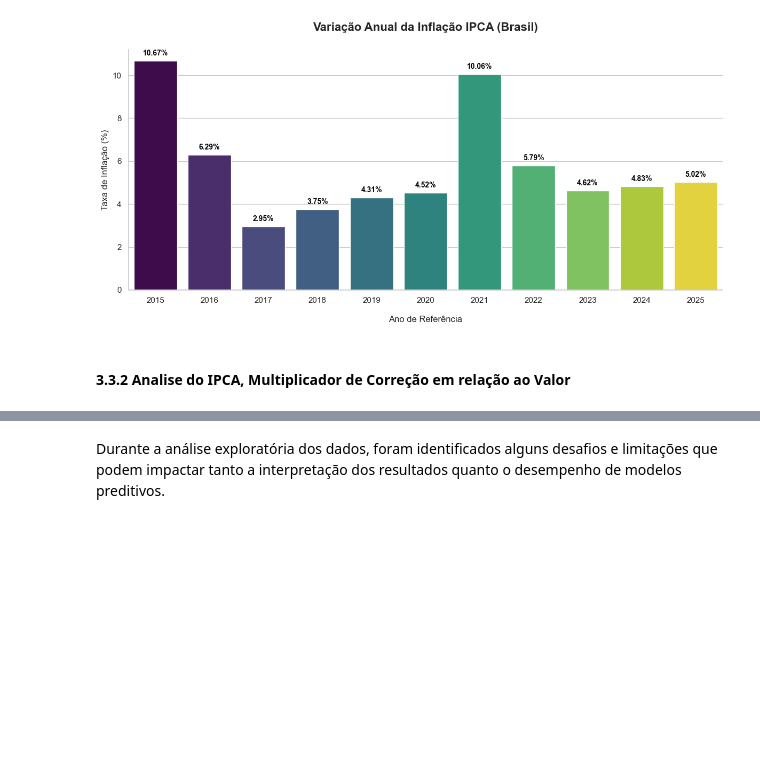
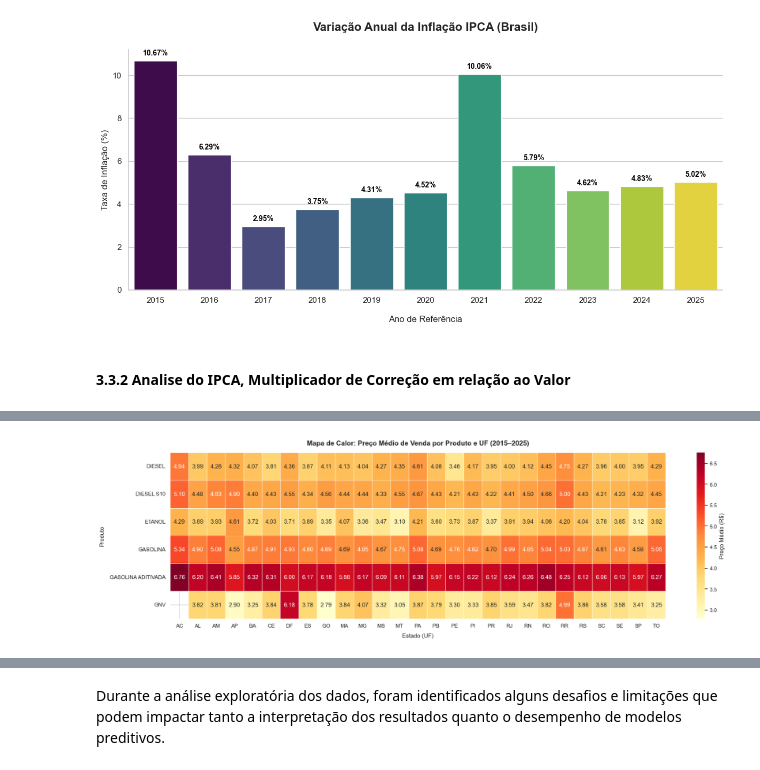
Before and after one commit to LucasCabra7/precos-combustiveis-brasil-2015-2025, a Jupyter notebook: Grupo_4_Análise_Exploratória_e_Modelagem_Preditiva_dos_Preços_de_Combustíveis_no_Brasil_(2015–2025).ipynb, the cells around one changed output, grey strips where cells are left out. Saved outputs shown, nothing was run; the diff lists cells and outputs as text; code cells hidden in the pictures; blank space fills up the shorter version.

```diff
--- a/Grupo_4_Análise_Exploratória_e_Modelagem_Preditiva_dos_Preços_de_Combustíveis_no_Brasil_(2015–2025).ipynb
+++ b/Grupo_4_Análise_Exploratória_e_Modelagem_Preditiva_dos_Preços_de_Combustíveis_no_Brasil_(2015–2025).ipynb
@@ -1140,0 +1274,93 @@ analisador_evolucao_real_vs_nominal.exibir_relatorio_ajustados_pela_inflacao()
+# %%
+class VisualizadorDescritivoDePrecos:
+    def __init__(self, dataframe: pd.DataFrame):
+        self.dataframe = dataframe
+        self._configurar_estilo()
+
+    def _configurar_estilo(self):
+        sns.set_theme(style="whitegrid", palette="muted")
+        plt.rcParams["axes.titlesize"] = 14
+        plt.rcParams["axes.labelsize"] = 12
+
+    def plotar_heatmap_media_por_estado(self):
+        print("\n" + "-"*80)
+        print(" GRÁFICO 1: HEATMAP - PREÇO MÉDIO POR PRODUTO E ESTADO")
+        print("-"*80 + "\n")
+
+        pivot_media = (
+            self.dataframe
+            .groupby(['Produto', 'Estado - Sigla'])['Valor de Venda']
+            .mean()
+            .unstack(level='Estado - Sigla')
+        )
+
+        fig, ax = plt.subplots(figsize=(20, 6))
+        sns.heatmap(
+            pivot_media,
+            annot=True,
+            fmt='.2f',
+            cmap='YlOrRd',
+            linewidths=0.5,
+            ax=ax,
+            cbar_kws={'label': 'Preço Médio (R$)'}
+        )
+
+        ax.set_title('Mapa de Calor: Preço Médio de Venda por Produto e UF (2015–2025)', fontweight='bold', pad=15)
+        ax.set_xlabel('Estado (UF)', labelpad=10)
+        ax.set_ylabel('Produto', labelpad=10)
+
+        plt.tight_layout()
+        plt.show()
+
+    def plotar_barras_media_com_desvio(self):
+        print("\n" + "-"*80)
+        print(" GRÁFICO 2: PREÇO MÉDIO NACIONAL COM DESVIO PADRÃO (VARIAÇÃO)")
+        print("-"*80 + "\n")
+
+        estatisticas_nacionais = (
+            self.dataframe
+            .groupby('Produto')['Valor de Venda']
+            .agg(['mean', 'std'])
+            .sort_values('mean', ascending=True)
+        )
+
+        fig, ax = plt.subplots(figsize=(12, 6))
+
+        bars = ax.barh(
+            estatisticas_nacionais.index,
+            estatisticas_nacionais['mean'],
+            xerr=estatisticas_nacionais['std'], # Linha de Desvio Padrão
+            color=sns.color_palette("viridis", len(estatisticas_nacionais)), # Paleta dinâmica
+            edgecolor='white',
+            capsize=5,
+            alpha=0.85
+        )
+
+        ax.set_title('Preço Médio Nacional por Combustível e Grau de Variação', fontweight='bold', pad=15)
+        ax.set_xlabel('Preço Médio (R$)', labelpad=10)
+        ax.set_ylabel('')
+
+        for i, (bar, media, desvio) in enumerate(zip(bars, estatisticas_nacionais['mean'], estatisticas_nacionais['std'])):
+            posicao_x_texto = media + desvio + 0.15
+
+            ax.text(
+                posicao_x_texto,
+                bar.get_y() + bar.get_height() / 2,
+                f'R$ {media:.2f} (± {desvio:.2f})',
+                va='center',
+                fontsize=10,
+                fontweight='bold',
+                color='#333333'
+            )
+
+        sns.despine()
+        plt.tight_layout()
+        plt.show()
+
+    def gerar_painel_visual_completo(self) -> None:
+        self.plotar_heatmap_media_por_estado()
+        self.plotar_barras_media_com_desvio()
+
+viz_descritivo = VisualizadorDescritivoDePrecos(dataframe_final)
+viz_descritivo.gerar_painel_visual_completo()
+# %% [output]
@@ -1140,0 +1370 @@ analisador_evolucao_real_vs_nominal.exibir_relatorio_ajustados_pela_inflacao()
+[figure, added]
```
Also changed, not shown: parts of 25 cells of this notebook.
